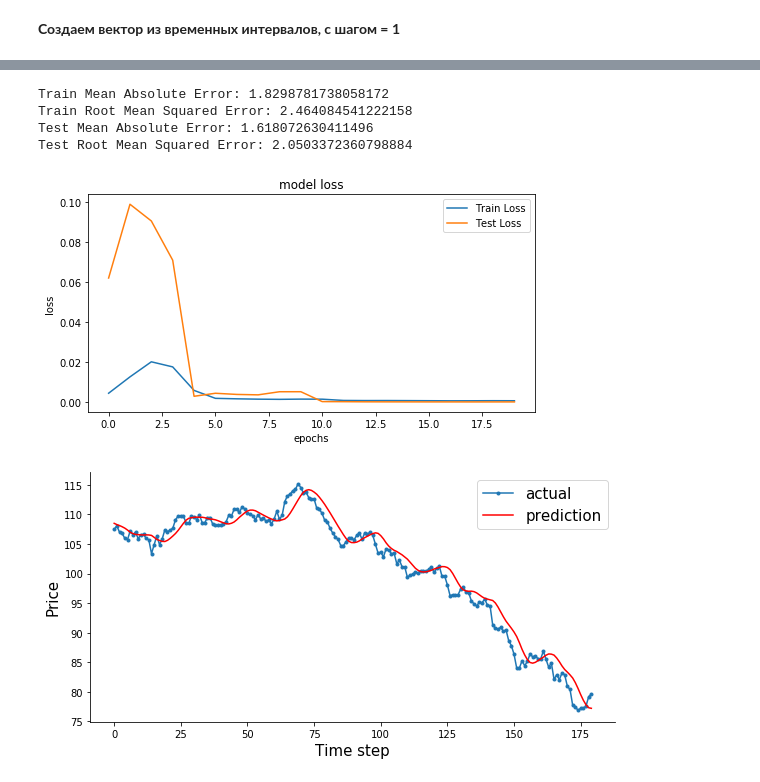
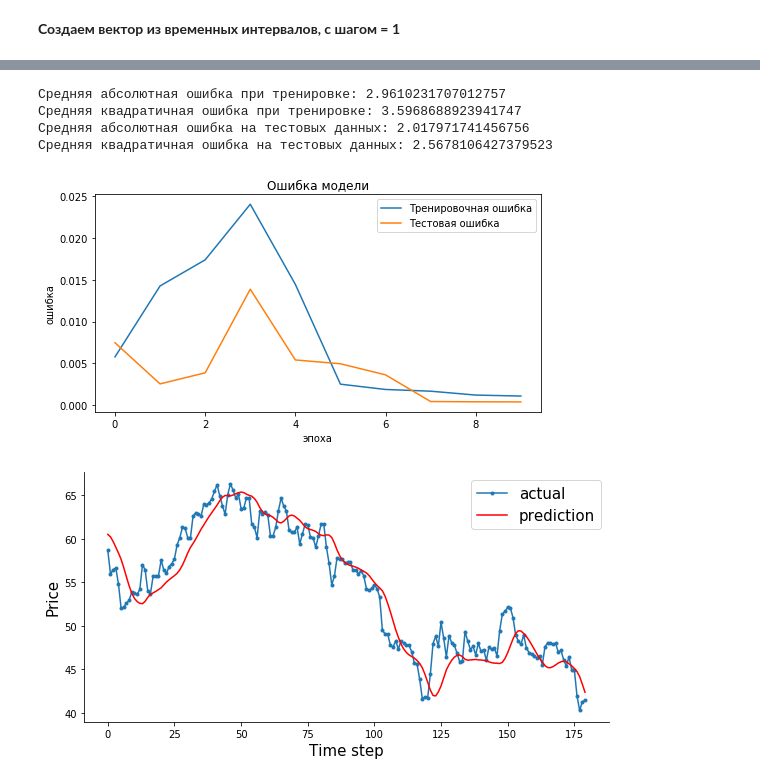
Before and after one commit to SIzrantsev/netology_statistics, a Jupyter notebook: lecture_4.ipynb, the cells around one changed output, grey strips where cells are left out. Cells and saved outputs as stored; diff of their text form; code cells hidden in the pictures.

```diff
--- a/lecture_4.ipynb
+++ b/lecture_4.ipynb
@@ -956,8 +938,8 @@ df = sc.fit_transform(df)
 # %%
-# split into train and test sets
-train_size = int(len(df) * 0.70)
-test_size = len(df) - train_size
-train, test = df[0:train_size, :], df[train_size:len(df), :]
+train_size = int(len(df) * 0.60)
+valid_size = int(len(df) * 0.15)
+test_size = len(df) - train_size - valid_size
+train, valid, test = df[0:train_size, :], df[train_size:train_size+valid_size, :], df[train_size+valid_size:, :]
 # %% [markdown]
 **Создаем вектор из временных интервалов, с шагом = 1**
 # %%
@@ -977,3 +959,5 @@ X_train,Y_train=create_data_set(train,look_back)
 X_train = np.reshape(X_train, (X_train.shape[0], X_train.shape[1], 1))
 X_test,Y_test=create_data_set(test,look_back)
 X_test = np.reshape(X_test, (X_test.shape[0], X_test.shape[1], 1))
+X_valid,Y_valid=create_data_set(valid, look_back)
+X_valid = np.reshape(X_valid, (X_valid.shape[0], X_valid.shape[1], 1))
@@ -982,9 +964,9 @@ X_test = np.reshape(X_test, (X_test.shape[0], X_test.shape[1], 1))
 # %%
-from keras.models import Sequential
-from keras.layers import Dense
-from keras.layers import LSTM
-from keras.layers import Dropout
-from keras.callbacks import ReduceLROnPlateau, EarlyStopping, ModelCheckpoint
+from tensorflow.python.keras.models import Sequential
+from tensorflow.python.keras.layers import Dense
+from tensorflow.python.keras.layers import LSTM
+from tensorflow.python.keras.layers import Dropout
+from tensorflow.python.keras.callbacks import ReduceLROnPlateau, EarlyStopping, ModelCheckpoint
 
 # create and fit the LSTM network regressor = Sequential()
 regressor = Sequential()
@@ -1003,5 +985,5 @@ regressor.add(Dense(units = 1))
 
 regressor.compile(optimizer = 'adam', loss = 'mean_squared_error')
 reduce_lr = ReduceLROnPlateau(monitor='val_loss',patience=5)
-history =regressor.fit(X_train, Y_train, epochs = 20, batch_size = 15,validation_data=(X_test, Y_test), callbacks=[reduce_lr],shuffle=False)
+history =regressor.fit(X_train, Y_train, epochs = 10, batch_size = 15,validation_data=(X_valid, Y_valid), callbacks=[reduce_lr],shuffle=False)
 # %% [output]
@@ -1034,25 +1016,25 @@ Y_test = sc.inverse_transform([Y_test])
 # %%
 from sklearn.metrics import mean_squared_error
 from sklearn.metrics import mean_absolute_error
 
-print('Train Mean Absolute Error:', mean_absolute_error(Y_train[0], train_predict[:,0]))
-print('Train Root Mean Squared Error:',np.sqrt(mean_squared_error(Y_train[0], train_predict[:,0])))
-print('Test Mean Absolute Error:', mean_absolute_error(Y_test[0], test_predict[:,0]))
-print('Test Root Mean Squared Error:',np.sqrt(mean_squared_error(Y_test[0], test_predict[:,0])))
+print('Средняя абсолютная ошибка при тренировке:', mean_absolute_error(Y_train[0], train_predict[:,0]))
+print('Средняя квадратичная ошибка при тренировке:',np.sqrt(mean_squared_error(Y_train[0], train_predict[:,0])))
+print('Средняя абсолютная ошибка на тестовых данных:', mean_absolute_error(Y_test[0], test_predict[:,0]))
+print('Средняя квадратичная ошибка на тестовых данных:',np.sqrt(mean_squared_error(Y_test[0], test_predict[:,0])))
 plt.figure(figsize=(8,4))
-plt.plot(history.history['loss'], label='Train Loss')
-plt.plot(history.history['val_loss'], label='Test Loss')
-plt.title('model loss')
-plt.ylabel('loss')
-plt.xlabel('epochs')
+plt.plot(history.history['loss'], label='Тренировочная ошибка')
+plt.plot(history.history['val_loss'], label='Тестовая ошибка')
+plt.title('Ошибка модели')
+plt.ylabel('ошибка')
+plt.xlabel('эпоха')
 plt.legend(loc='upper right')
 plt.show();
 # %% [output]
-Train Mean Absolute Error: 1.8298781738058172
-Train Root Mean Squared Error: 2.464084541222158
-Test Mean Absolute Error: 1.618072630411496
-Test Root Mean Squared Error: 2.0503372360798884
+Средняя абсолютная ошибка при тренировке: 2.9610231707012757
+Средняя квадратичная ошибка при тренировке: 3.5968688923941747
+Средняя абсолютная ошибка на тестовых данных: 2.017971741456756
+Средняя квадратичная ошибка на тестовых данных: 2.5678106427379523
-[figure, old version]
+[figure, new version]
 # %%
 #Compare Actual vs. Prediction
 aa=[x for x in range(180)]
@@ -1067,4 +1049,4 @@ plt.xlabel('Time step', size=15)
 plt.legend(fontsize=15)
 plt.show();
 # %% [output]
-[figure, old version]
+[figure, new version]
```
Also changed, not shown: parts of 19 cells of this notebook.
